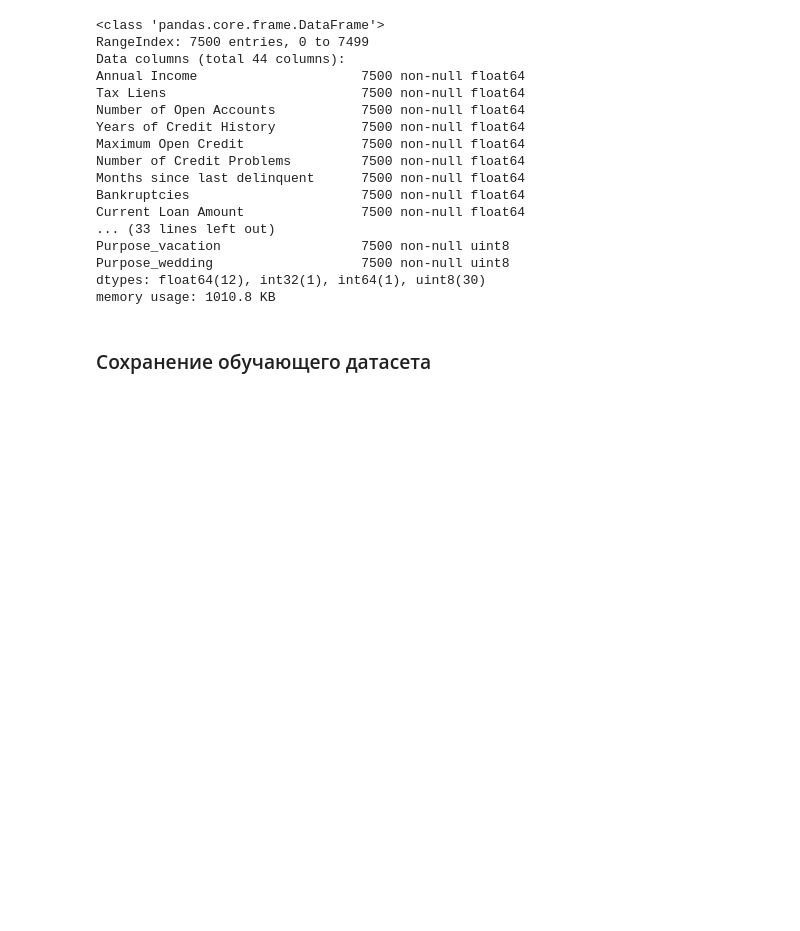
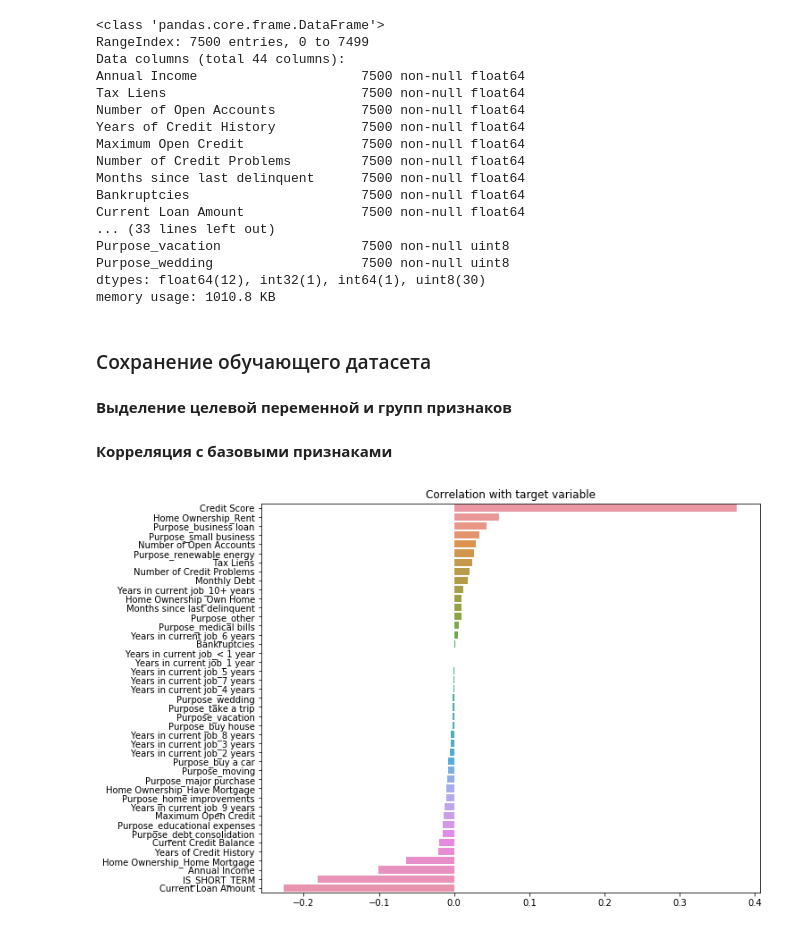
Before and after one commit to gulchitai/python4ds2, a Jupyter notebook: Course project/GSych_solution.ipynb, the cells around one changed output. Cells and saved outputs as stored; diff of their text form; code cells hidden in the pictures; blank space fills up the shorter version.

```diff
--- a/Course project/GSych_solution.ipynb
+++ b/Course project/GSych_solution.ipynb
@@ -283,3 +288,6 @@ dtype: int64
 df_train['Credit Score'].mode()[0]
 # %% [output]
 740.0
+# %%
+#df_train['Credit Score'] = df_train['Credit Score'].fillna(0)
+df_train['Credit Score'] = df_train['Credit Score'].fillna(df_train['Credit Score'].mode()[0])
@@ -320,3 +349,24 @@ memory usage: 1010.8 KB
 ### Сохранение обучающего датасета<a class="anchor" id="saving"></a>
 # %%
 df_train.to_csv(PREP_DATASET_PATH, index=False, encoding='utf-8')
+# %% [markdown]
+**Выделение целевой переменной и групп признаков**
+# %%
+df = pd.read_csv(PREP_DATASET_PATH)
+# %%
+TARGET_NAME = 'Credit Default'
+BASE_FEATURE_NAMES = df_train.columns.drop(TARGET_NAME).tolist()
+NEW_FEATURE_NAMES = df.columns.drop([TARGET_NAME] + BASE_FEATURE_NAMES)
+# %% [markdown]
+**Корреляция с базовыми признаками**
+# %%
+corr_with_target = df[BASE_FEATURE_NAMES + [TARGET_NAME]].corr().iloc[:-1, -1].sort_values(ascending=False)
+
+plt.figure(figsize=(10, 8))
+
+sns.barplot(x=corr_with_target.values, y=corr_with_target.index)
+
+plt.title('Correlation with target variable')
+plt.show()
+# %% [output]
+[figure, added]
```
Also changed, not shown: parts of 10 cells of this notebook, 1 other file.
